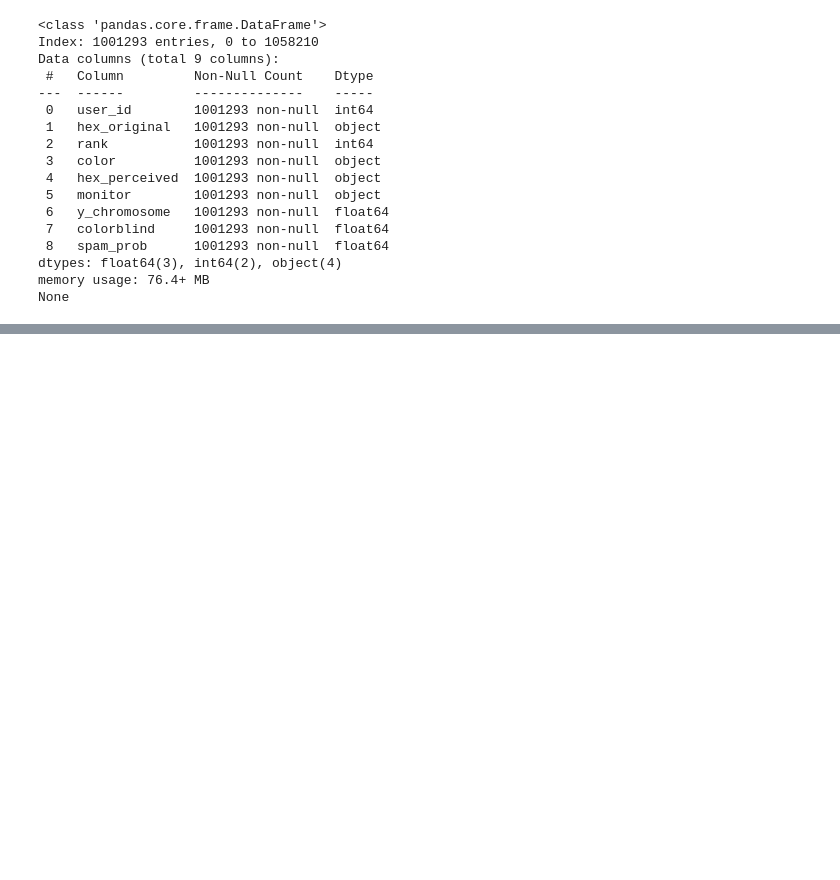
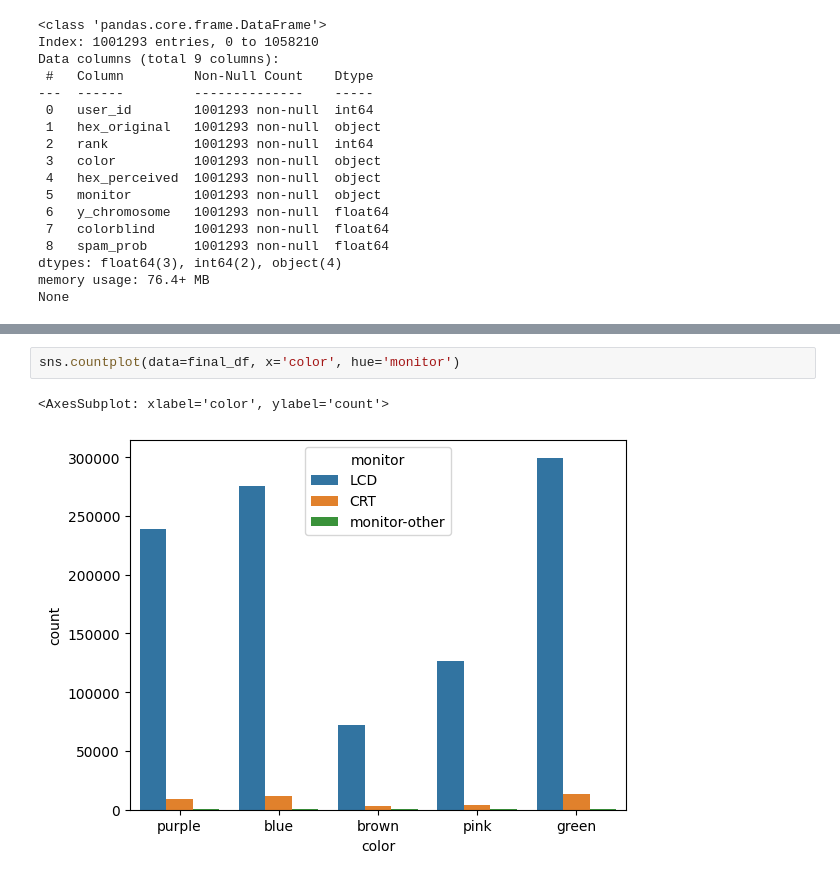
Before and after one commit to samvik07/Py-dy-Tuesdays-Slices, a Jupyter notebook: 08-07-2025/PydyTuesday_Colors.ipynb, the cells around one changed output, grey strips where cells are left out. Saved outputs shown, nothing was run; the diff lists cells and outputs as text; blank space fills up the shorter version.

```diff
--- a/08-07-2025/PydyTuesday_Colors.ipynb
+++ b/08-07-2025/PydyTuesday_Colors.ipynb
@@ -157,0 +188,5 @@ Monitors: ['LCD' 'CRT' 'monitor-other']
+# %%
+sns.countplot(data=final_df, x='color', hue='monitor')
+# %% [output]
+<AxesSubplot: xlabel='color', ylabel='count'>
+[figure, added]
```
Also changed, not shown: parts of 4 cells of this notebook.
